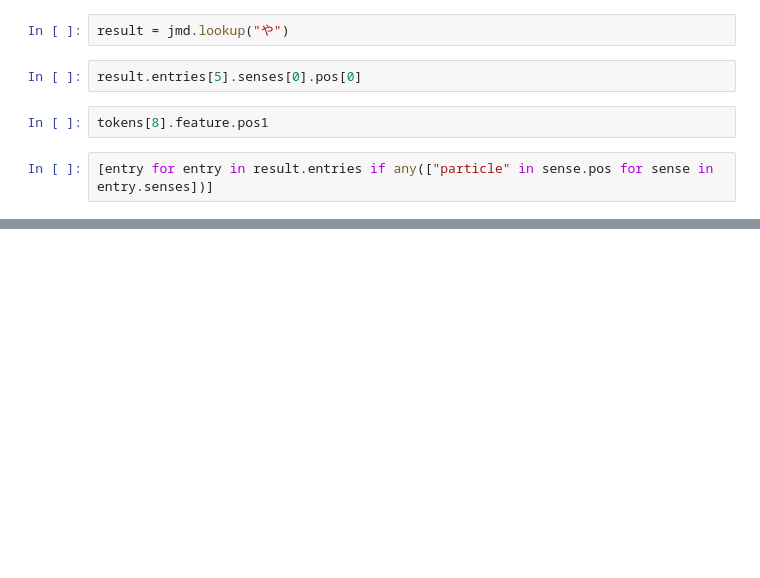
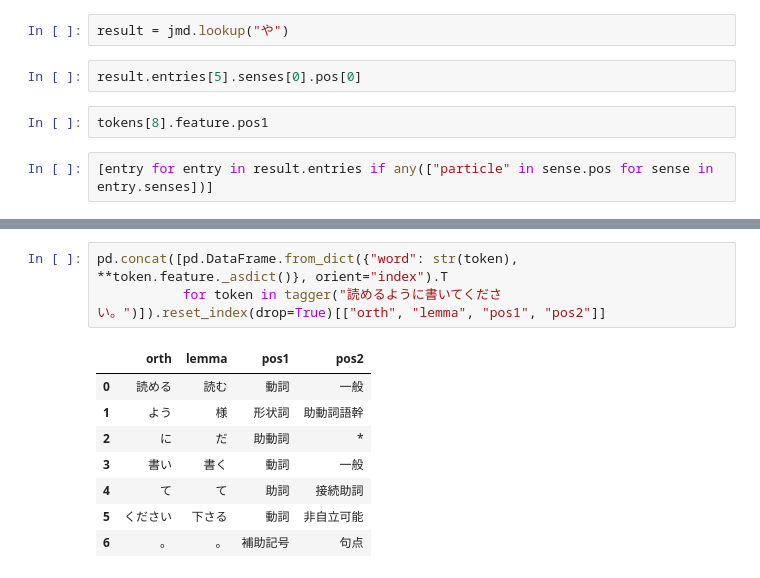
Before and after one commit to mrlovre/japp, a Jupyter notebook: extractor.ipynb, the cells around one changed output, grey strips where cells are left out. Drawn from its saved outputs; the diff is of its cells as text; blank space fills up the shorter version.

```diff
--- a/extractor.ipynb
+++ b/extractor.ipynb
@@ -281,0 +300,12 @@ tokens[8].feature.pos1
+# %%
+pd.concat([pd.DataFrame.from_dict({"word": str(token), **token.feature._asdict()}, orient="index").T
+           for token in tagger("読めるように書いてください。")]).reset_index(drop=True)[["orth", "lemma", "pos1", "pos2"]]
+# %% [output]
+|  | orth | lemma | pos1 | pos2 |
+| 0 | 読める | 読む | 動詞 | 一般 |
+| 1 | よう | 様 | 形状詞 | 助動詞語幹 |
+| 2 | に | だ | 助動詞 | * |
+| 3 | 書い | 書く | 動詞 | 一般 |
+| 4 | て | て | 助詞 | 接続助詞 |
+| 5 | ください | 下さる | 動詞 | 非自立可能 |
+| 6 | 。 | 。 | 補助記号 | 句点 |
```
Also changed, not shown: parts of 1 cell of this notebook, 31 other files.
